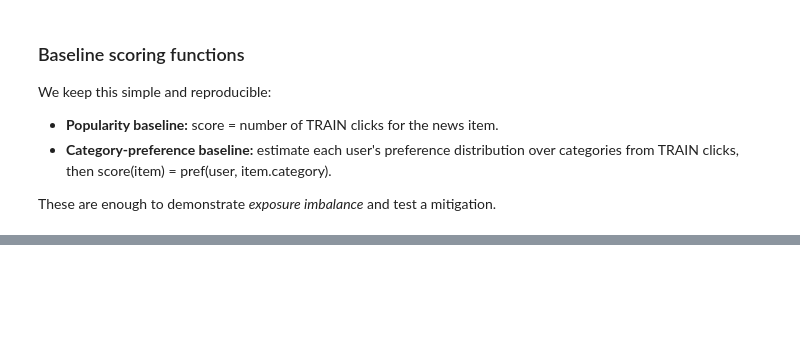
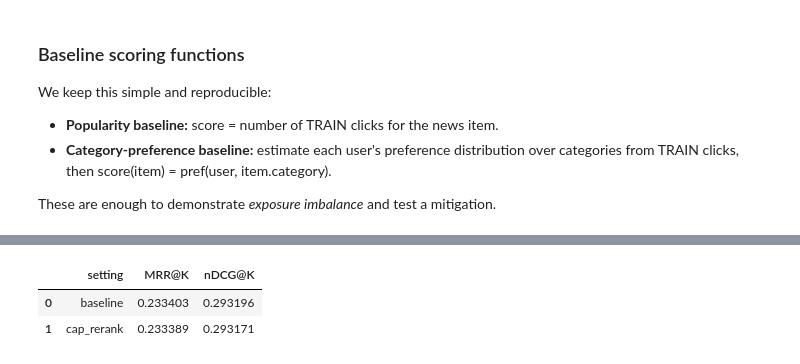
Before and after one commit to joanapimenta27/IAS_Project, a Jupyter notebook: notebooks/08_mitigations_and_conclusions.ipynb, the cells around one changed output, grey strips where cells are left out. Drawn from its saved outputs; the diff is of its cells as text; code cells hidden in the pictures; blank space fills up the shorter version.

```diff
--- a/notebooks/08_mitigations_and_conclusions.ipynb
+++ b/notebooks/08_mitigations_and_conclusions.ipynb
@@ -148,0 +459,57 @@ print("Users with learned category preferences:", len(user_pref_cat))
+# %%
+def mrr_at_k(scores, labels, k=10):
+    order = np.argsort(-scores)[:k]
+    for rank, idx in enumerate(order, start=1):
+        if labels[idx] > 0:
+            return 1.0 / rank
+    return 0.0
+
+def ndcg_at_k(scores, labels, k=10):
+    order = np.argsort(-scores)[:k]
+    gains = labels[order]
+    discounts = 1.0 / np.log2(np.arange(2, len(order)+2))
+    dcg = float(np.sum(gains * discounts))
+
+    ideal = np.sort(labels)[::-1][:k]
+    idcg = float(np.sum(ideal * discounts[:len(ideal)]))
+    return dcg / idcg if idcg > 0 else 0.0
+
+def eval_ranking(score_fn, k=10, max_impressions=20000, use_cap=False, cap_for_engaged=None):
+    ids = impression_candidates.index[:max_impressions]
+    mrrs, ndcgs = [], []
+    for imp_id in ids:
+        cands = impression_candidates[imp_id]
+        if len(cands) == 0:
+            continue
+
+        clicked = set(clicked_by_imp.loc[imp_id]) if imp_id in clicked_by_imp.index else set()
+        labels = np.array([1.0 if nid in clicked else 0.0 for nid in cands], dtype=float)
+        scores = np.array([score_fn(imp_id, nid) for nid in cands], dtype=float)
+
+        if use_cap:
+            uid = imp_user[imp_id]
+            g = user_group(uid)
+            max_pol = cap_for_engaged if (g == "engaged") else None
+            topk = rerank_with_politics_cap(imp_id, score_fn, k=k, max_politics=max_pol)
+            score_map = {nid: (k - r) for r, nid in enumerate(topk)}
+            scores_eval = np.array([score_map.get(nid, -1e9) for nid in cands], dtype=float)
+            mrrs.append(mrr_at_k(scores_eval, labels, k=k))
+            ndcgs.append(ndcg_at_k(scores_eval, labels, k=k))
+        else:
+            mrrs.append(mrr_at_k(scores, labels, k=k))
+            ndcgs.append(ndcg_at_k(scores, labels, k=k))
+
+    return float(np.mean(mrrs)), float(np.mean(ndcgs))
+
+mrr_base, ndcg_base = eval_ranking(cat_personal_score_fn, k=K, max_impressions=max_impressions, use_cap=False)
+mrr_cap,  ndcg_cap  = eval_ranking(cat_personal_score_fn, k=K, max_impressions=max_impressions, use_cap=True, cap_for_engaged=cap_engaged)
+
+display(pd.DataFrame({
+    "setting": ["baseline", "cap_rerank"],
+    "MRR@K": [mrr_base, mrr_cap],
+    "nDCG@K": [ndcg_base, ndcg_cap],
+}))
+# %% [output]
+|  | setting | MRR@K | nDCG@K |
+| 0 | baseline | 0.233403 | 0.293196 |
+| 1 | cap_rerank | 0.233389 | 0.293171 |
```
Also changed, not shown: parts of 40 cells of this notebook.
